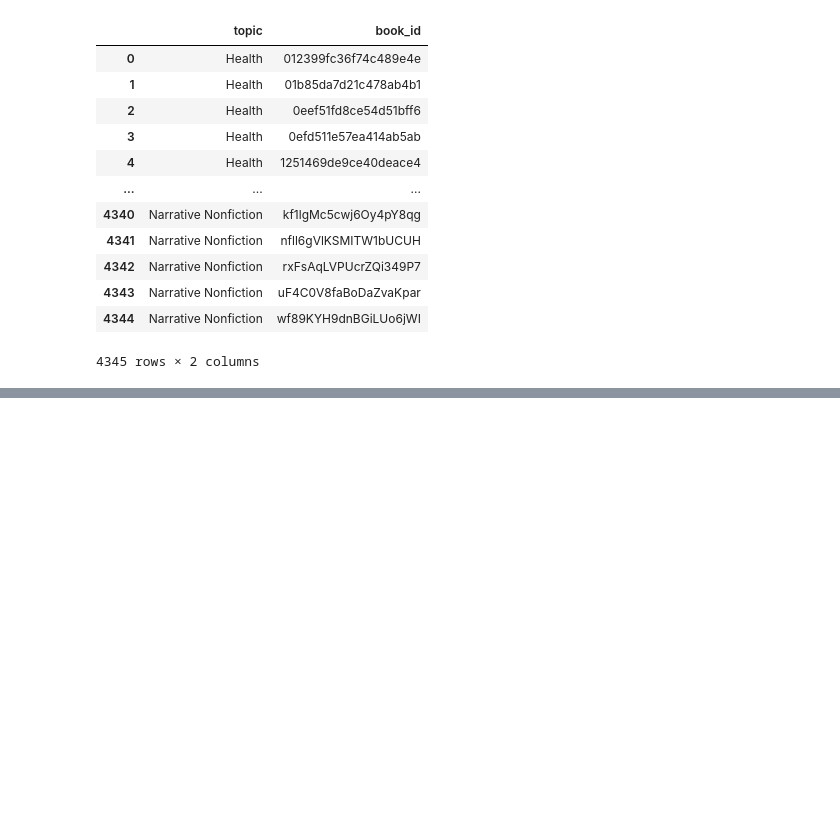
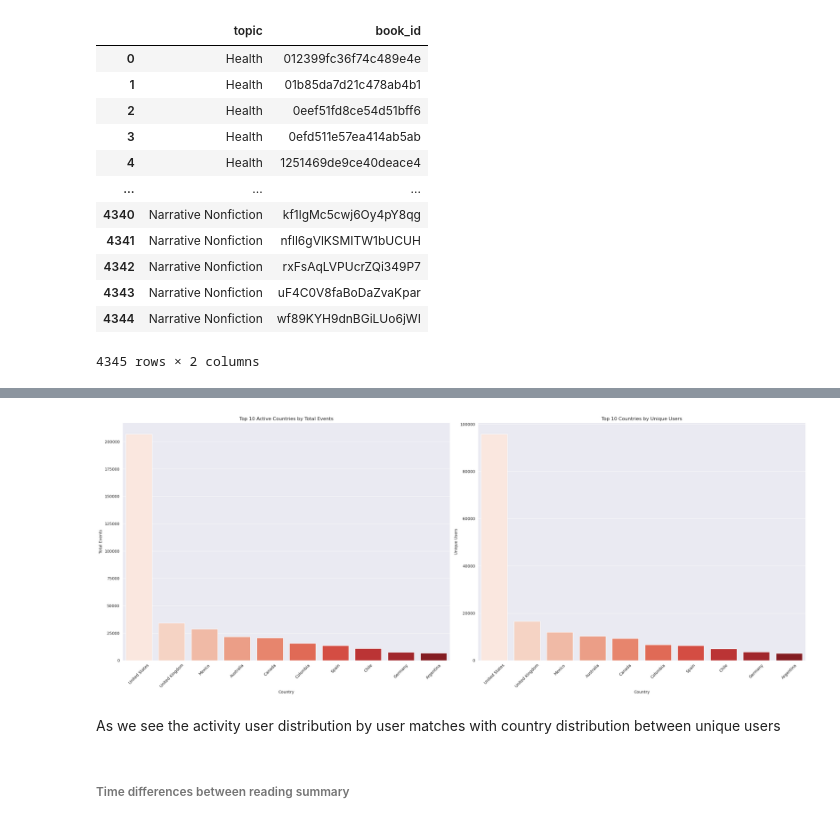
Before and after one commit to PavloKukurik/Test_task_PA_Headway, a Jupyter notebook: test.ipynb, the cells around one changed output, grey strips where cells are left out. Cells and saved outputs as stored; diff of their text form; code cells hidden in the pictures; blank space fills up the shorter version.

```diff
--- a/test.ipynb
+++ b/test.ipynb
@@ -300,0 +355,35 @@ Column: book_id, type: object
+# %%
+def plot_country_activity(df_name: pd.DataFrame) -> plt.Figure():
+    """
+    The func visualise the distribution of counties by user
+    :param df_name: The dataframe`s name
+    :return: show the distribution of counties by user
+    """
+    top_countries = df_name["country"].value_counts().head(10)
+    unique_users_per_country = df_name.groupby("country")["user_id"].nunique().nlargest(10)
+
+    sns.set_palette("Reds")
+    fig, axes = plt.subplots(1, 2, figsize=(25, 10))
+
+    sns.barplot(x=top_countries.index, y=top_countries.values, ax=axes[0], palette="Reds")
+    axes[0].set_title("Top 10 Active Countries by Total Events")
+    axes[0].set_ylabel("Total Events")
+    axes[0].set_xlabel("Country")
+    axes[0].tick_params(axis='x', rotation=45)
+
+    sns.barplot(x=unique_users_per_country.index, y=unique_users_per_country.values, ax=axes[1], palette="Reds")
+    axes[1].set_title("Top 10 Countries by Unique Users")
+    axes[1].set_ylabel("Unique Users")
+    axes[1].set_xlabel("Country")
+    axes[1].tick_params(axis='x', rotation=45)
+
+    plt.tight_layout()
+    plt.show()
+# %%
+plot_country_activity(df_cleaned)
+# %% [output]
+[figure, added]
+# %% [markdown]
+As we see the activity user distribution by user matches with country distribution between unique users
+# %% [markdown]
+###### Time differences between reading summary
```
Also changed, not shown: parts of 72 cells of this notebook, 1 other file.
